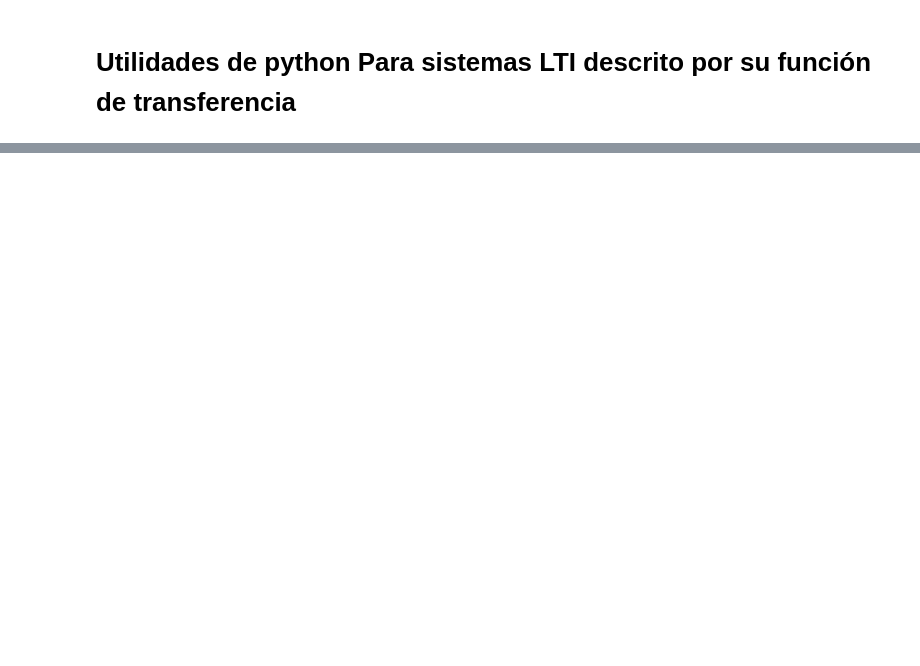
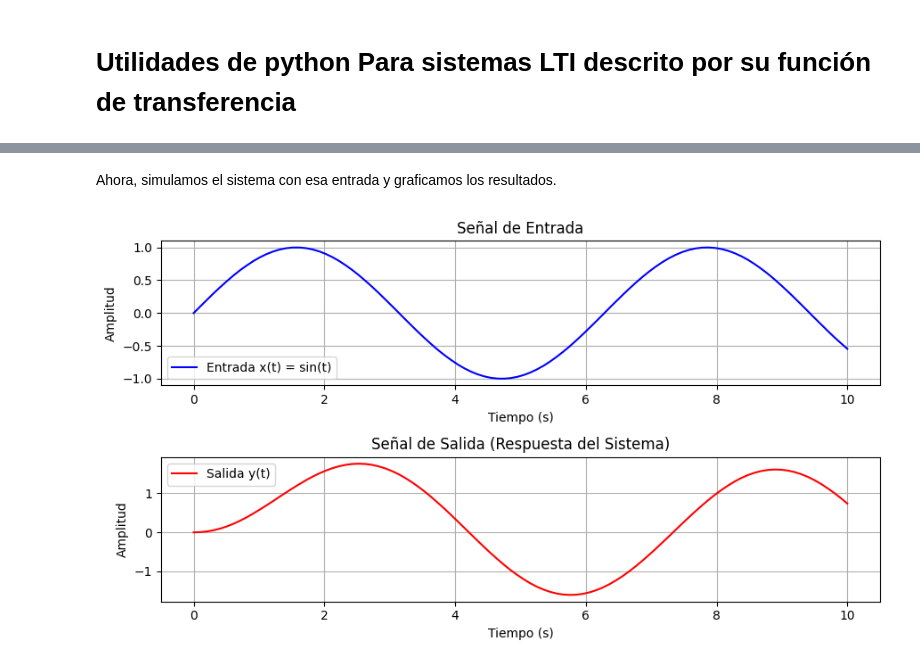
Before and after one commit to ASyS-utn-frm/python, a Jupyter notebook: TP4_FFT_y_sistemas_LTI.ipynb, the cells around one changed output, grey strips where cells are left out. Drawn from its saved outputs; the diff is of its cells as text; code cells hidden in the pictures; blank space fills up the shorter version.

```diff
--- a/TP4_FFT_y_sistemas_LTI.ipynb
+++ b/TP4_FFT_y_sistemas_LTI.ipynb
@@ -278,0 +424,42 @@ Ejercicio 3. Crear el sistema del ejercicio de gabinete 5b y obtener:
+# %%
+from scipy.signal import lsim
+
+# 1. Definir el vector de tiempo sobre el cual simularemos
+# Creamos 100 puntos espaciados linealmente entre 0 y 10 segundos.
+t_in = np.linspace(0, 10, 100)
+
+# 2. Definir la señal de entrada arbitraria 'x_in'
+# Usaremos una onda senoidal con frecuencia angular 1 rad/s.
+x_in = np.sin(t_in)
+# %% [markdown]
+Ahora, simulamos el sistema con esa entrada y graficamos los resultados.
+# %%
+# 3. Simular la respuesta del sistema
+# Le pasamos el sistema, nuestra señal de entrada 'x_in' y su vector de tiempo 't_in'
+t_out, y_out, _ = lsim(sistema, U=x_in, T=t_in) # El guion bajo ignora el estado 'x_out'
+
+# 4. Graficar la entrada y la salida
+plt.figure(figsize=(9, 5))
+
+# Subplot 1: La entrada
+plt.subplot(2, 1, 1)
+plt.plot(t_in, x_in, 'b-', label='Entrada x(t) = sin(t)')
+plt.title('Señal de Entrada')
+plt.xlabel('Tiempo (s)')
+plt.ylabel('Amplitud')
+plt.legend()
+plt.grid(True)
+
+# Subplot 2: La salida
+plt.subplot(2, 1, 2)
+plt.plot(t_out, y_out, 'r-', label='Salida y(t)')
+plt.title('Señal de Salida (Respuesta del Sistema)')
+plt.xlabel('Tiempo (s)')
+plt.ylabel('Amplitud')
+plt.legend()
+plt.grid(True)
+
+plt.tight_layout() # Ajusta los gráficos para que no se superpongan
+plt.show()
+# %% [output]
+[figure, added]
```
Also changed, not shown: parts of 71 cells of this notebook, 1 other file.
